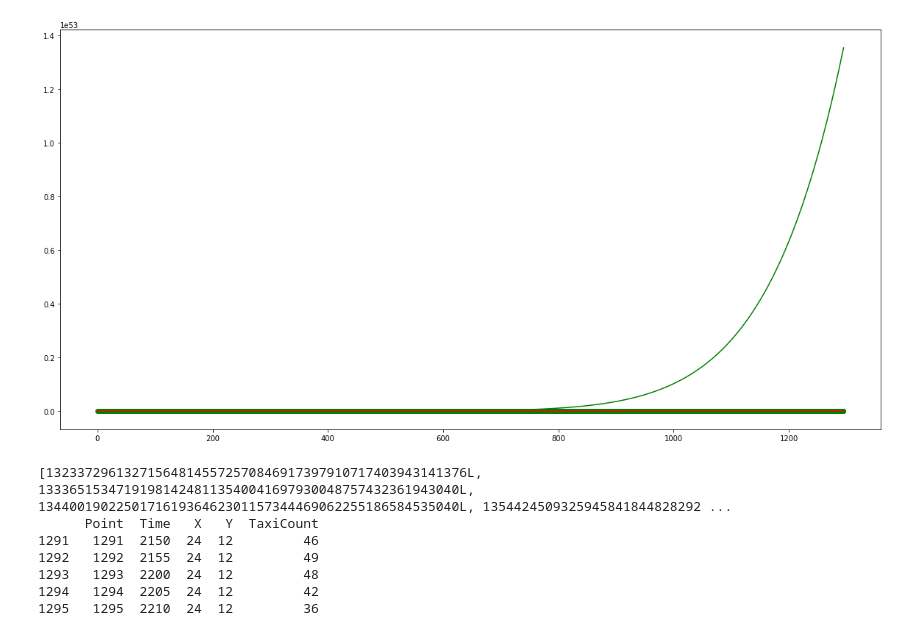
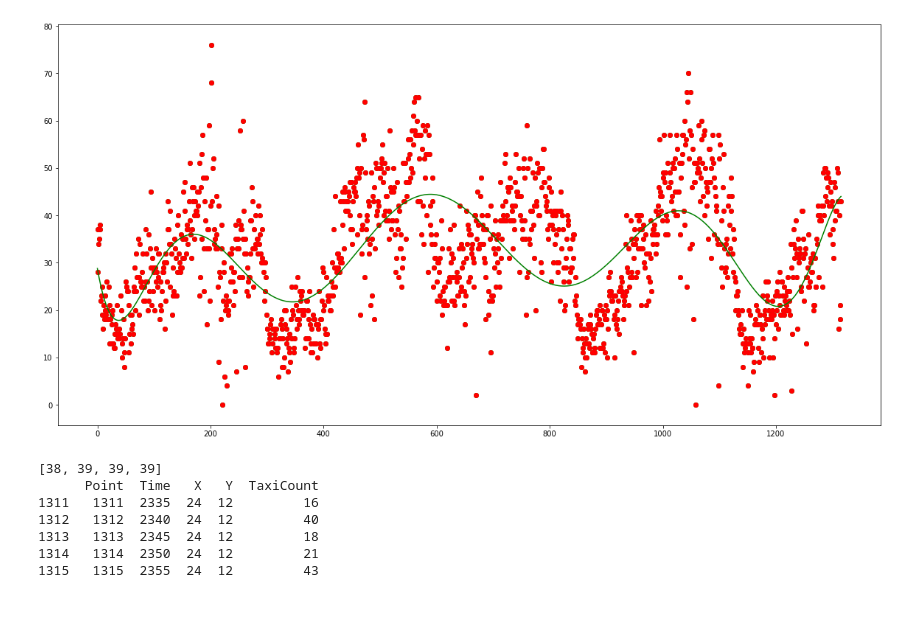
Before and after one commit to hari-allamraju/sg-taxidata, a Jupyter notebook: Multi day data.ipynb, the cells around one changed output. Saved outputs shown, nothing was run; the diff lists cells and outputs as text; code cells hidden in the pictures; blank space fills up the shorter version.

```diff
--- a/Multi day data.ipynb
+++ b/Multi day data.ipynb
@@ -9,20 +9,3 @@ import taxis
 from utils import *
 from visualize import *
 from sklearn.linear_model import *
-# %%
-DBNAME="taxis.db"
-LAT=1.380766
-LON=103.891675
-LAT1=1.303693
-LON1=103.844952
-x,y = get_grid_cell(LAT,LON,20)
-x1,y1 = get_grid_cell(LAT1,LON1,20)
-print x,y
-print x1,y1
-
-def getdf(data):
-    df=pd.DataFrame(data)
-    df.columns=['Time','X','Y','TaxiCount']
-    df.index.name='Point'
-    df.reset_index(level=0, inplace=True)
-    return df
@@ -47,0 +18,3 @@ df.head()
+# %%
+df=taxis.getdf_loc_dates(DBNAME,['20170624','20170625','20170626','20170627','20170628'],LAT,LON)
+df.head()
@@ -52,33 +32,33 @@ SyntaxError: unexpected EOF while parsing (<ipython-input-5-a128390393fe>, line
 # %%
 from sklearn.preprocessing import PolynomialFeatures
 from sklearn.linear_model import LinearRegression
 from sklearn.pipeline import Pipeline
 import numpy as np
 
 model = Pipeline([('poly', PolynomialFeatures(degree=10,include_bias=True)),
-                  ('ridge', RidgeCV(alphas=[0.001,0.002,0.003],fit_intercept=False))])
+                  ('ridge', Ridge(alpha=0.1,fit_intercept=True))])
 
 X=df['Point'].as_matrix()
 y=df['TaxiCount'].as_matrix()
 
 X=X.reshape(-1,1)
 
 model.fit(X,y)
 
-plot(X,y,model)
+plot_model(X,y,model)
 
 X_predict=np.array([1292,1293,1294,1295]).reshape(-1,1)
 
 
 print [int(x) for x in model.predict(X_predict)]
 
 print df.tail()
 # %% [output]
-[figure, old version]
+[figure, new version]
-[132337296132715648145572570846917397910717403943141376L, 133365153471919814248113540041697930048757432361943040L, 134400190225017161936462301157344469062255186584535040L, 1354424509325945841844828292 ...
+[38, 39, 39, 39]
       Point  Time   X   Y  TaxiCount
-1291   1291  2150  24  12         46
-1292   1292  2155  24  12         49
-1293   1293  2200  24  12         48
-1294   1294  2205  24  12         42
-1295   1295  2210  24  12         36
+1311   1311  2335  24  12         16
+1312   1312  2340  24  12         40
+1313   1313  2345  24  12         18
+1314   1314  2350  24  12         21
+1315   1315  2355  24  12         43
```
Also changed, not shown: parts of 5 cells of this notebook, 5 other files.
